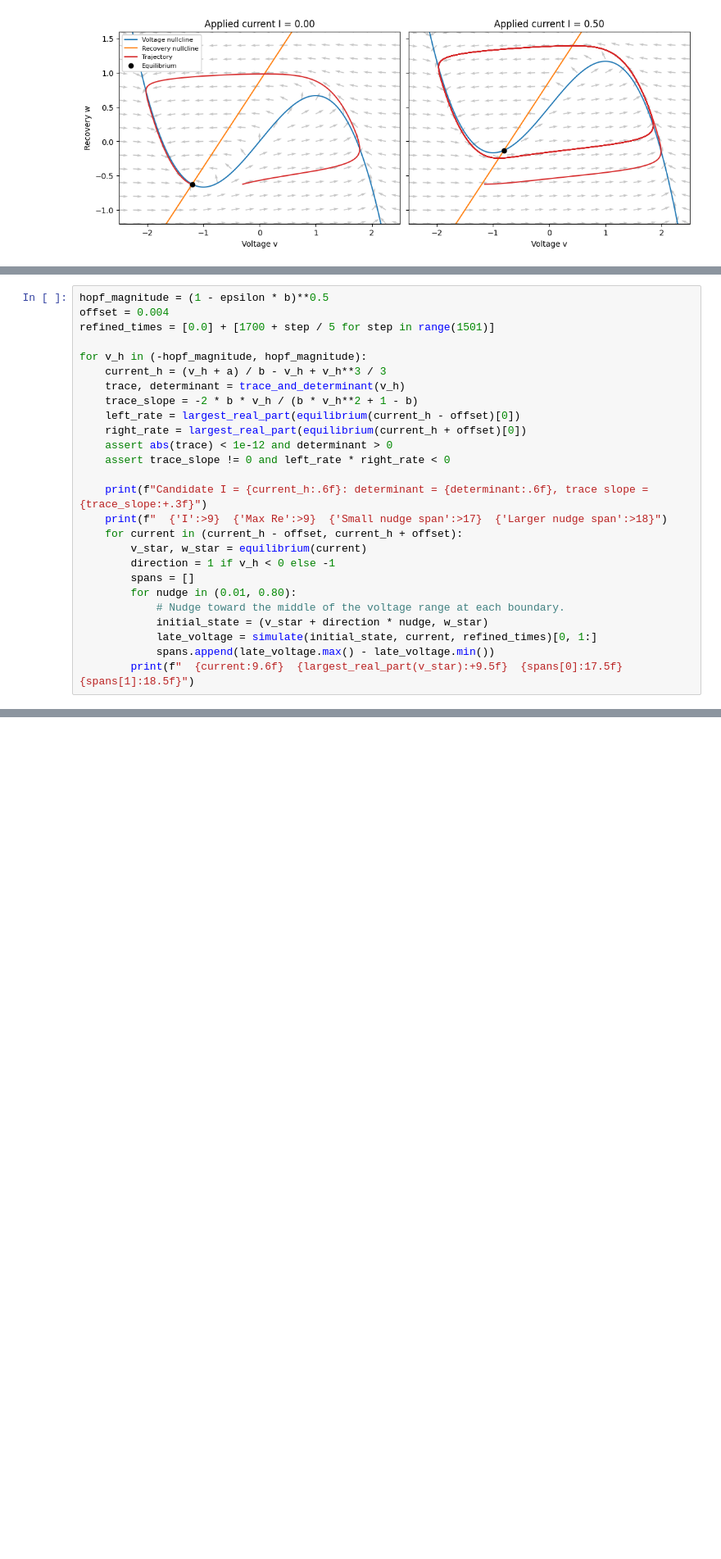
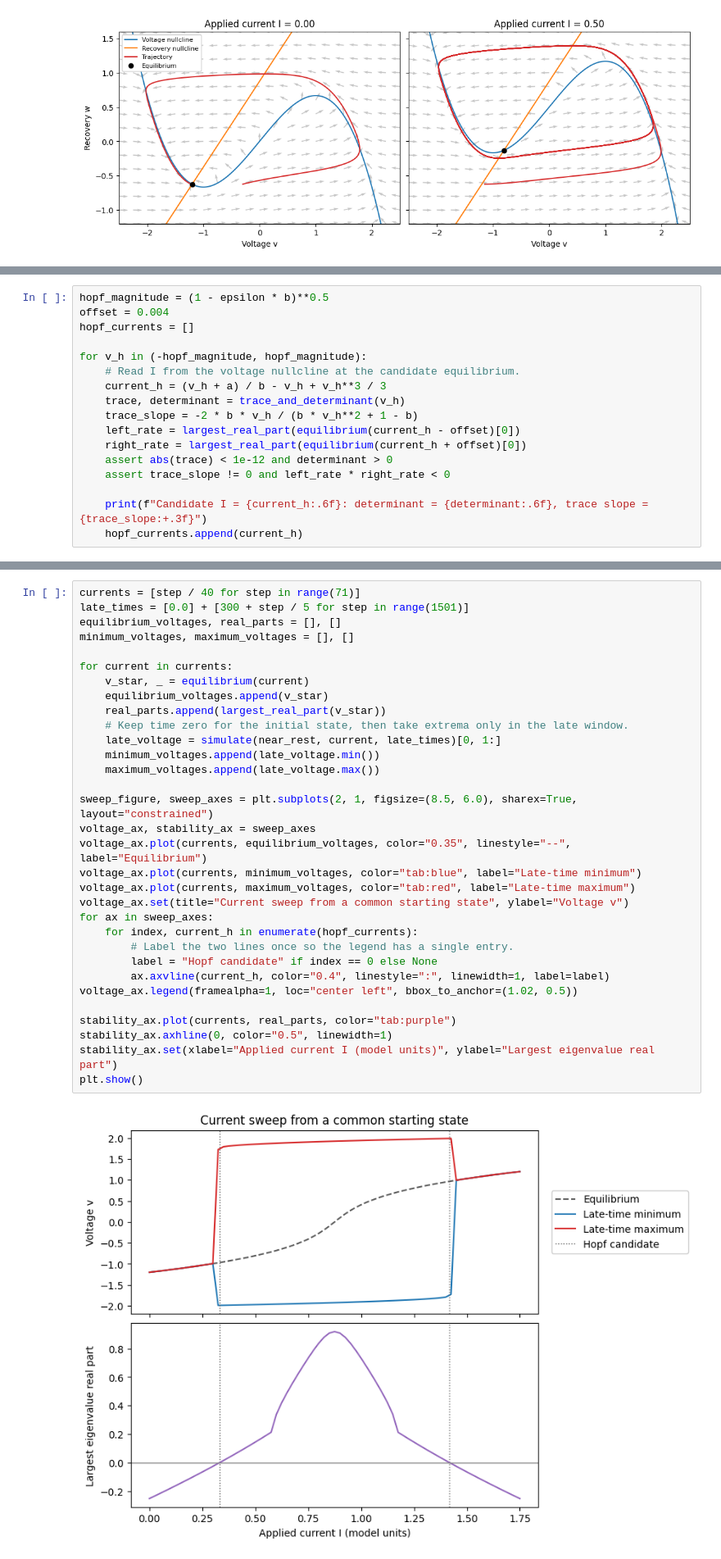
Before and after one commit to JaivinB/Mathematical-Modelling-Group-Project-MAC-F314, a Jupyter notebook: fhn_project.ipynb, the cells around one changed output, grey strips where cells are left out. Shown at 82% size. Cells and saved outputs as stored; diff of their text form; blank space fills up the shorter version.

```diff
--- a/fhn_project.ipynb
+++ b/fhn_project.ipynb
@@ -387,9 +341,10 @@ Compare late-time voltage spans on both sides using two initial states.</code></
 # %%
 hopf_magnitude = (1 - epsilon * b)**0.5
 offset = 0.004
-refined_times = [0.0] + [1700 + step / 5 for step in range(1501)]
+hopf_currents = []
 
 for v_h in (-hopf_magnitude, hopf_magnitude):
+    # Read I from the voltage nullcline at the candidate equilibrium.
     current_h = (v_h + a) / b - v_h + v_h**3 / 3
     trace, determinant = trace_and_determinant(v_h)
     trace_slope = -2 * b * v_h / (b * v_h**2 + 1 - b)
@@ -399,16 +354,6 @@ for v_h in (-hopf_magnitude, hopf_magnitude):
     assert trace_slope != 0 and left_rate * right_rate < 0
 
     print(f"Candidate I = {current_h:.6f}: determinant = {determinant:.6f}, trace slope = {trace_slope:+.3f}")
-    print(f"  {'I':>9}  {'Max Re':>9}  {'Small nudge span':>17}  {'Larger nudge span':>18}")
-    for current in (current_h - offset, current_h + offset):
-        v_star, w_star = equilibrium(current)
-        direction = 1 if v_h < 0 else -1
-        spans = []
-        for nudge in (0.01, 0.80):
-            # Nudge toward the middle of the voltage range at each boundary.
-            initial_state = (v_star + direction * nudge, w_star)
-            late_voltage = simulate(initial_state, current, refined_times)[0, 1:]
-            spans.append(late_voltage.max() - late_voltage.min())
-        print(f"  {current:9.6f}  {largest_real_part(v_star):+9.5f}  {spans[0]:17.5f}  {spans[1]:18.5f}")
+    hopf_currents.append(current_h)
 # %% [output]
 Candidate I = 0.331281: determinant = 0.075904, trace slope = +1.631
@@ -421,0 +373,34 @@ Candidate I = 1.418719: determinant = 0.075904, trace slope = -1.631
+# %%
+currents = [step / 40 for step in range(71)]
+late_times = [0.0] + [300 + step / 5 for step in range(1501)]
+equilibrium_voltages, real_parts = [], []
+minimum_voltages, maximum_voltages = [], []
+
+for current in currents:
+    v_star, _ = equilibrium(current)
+    equilibrium_voltages.append(v_star)
+    real_parts.append(largest_real_part(v_star))
+    # Keep time zero for the initial state, then take extrema only in the late window.
+    late_voltage = simulate(near_rest, current, late_times)[0, 1:]
+    minimum_voltages.append(late_voltage.min())
+    maximum_voltages.append(late_voltage.max())
+
+sweep_figure, sweep_axes = plt.subplots(2, 1, figsize=(8.5, 6.0), sharex=True, layout="constrained")
+voltage_ax, stability_ax = sweep_axes
+voltage_ax.plot(currents, equilibrium_voltages, color="0.35", linestyle="--", label="Equilibrium")
+voltage_ax.plot(currents, minimum_voltages, color="tab:blue", label="Late-time minimum")
+voltage_ax.plot(currents, maximum_voltages, color="tab:red", label="Late-time maximum")
+voltage_ax.set(title="Current sweep from a common starting state", ylabel="Voltage v")
+for ax in sweep_axes:
+    for index, current_h in enumerate(hopf_currents):
+        # Label the two lines once so the legend has a single entry.
+        label = "Hopf candidate" if index == 0 else None
+        ax.axvline(current_h, color="0.4", linestyle=":", linewidth=1, label=label)
+voltage_ax.legend(framealpha=1, loc="center left", bbox_to_anchor=(1.02, 0.5))
+
+stability_ax.plot(currents, real_parts, color="tab:purple")
+stability_ax.axhline(0, color="0.5", linewidth=1)
+stability_ax.set(xlabel="Applied current I (model units)", ylabel="Largest eigenvalue real part")
+plt.show()
+# %% [output]
+[figure, new version]
```
Also changed, not shown: parts of 9 cells of this notebook, 12 other files.
